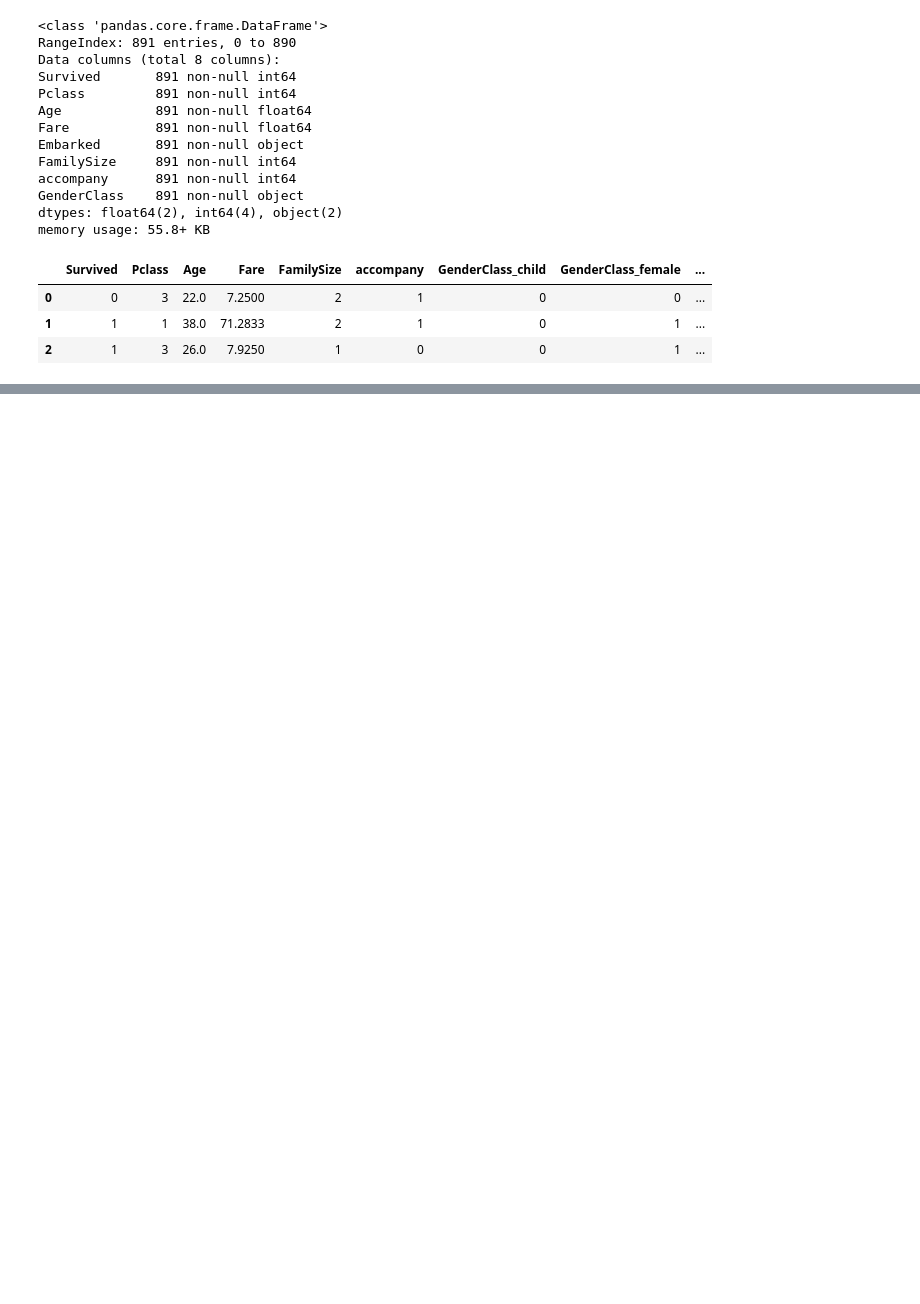
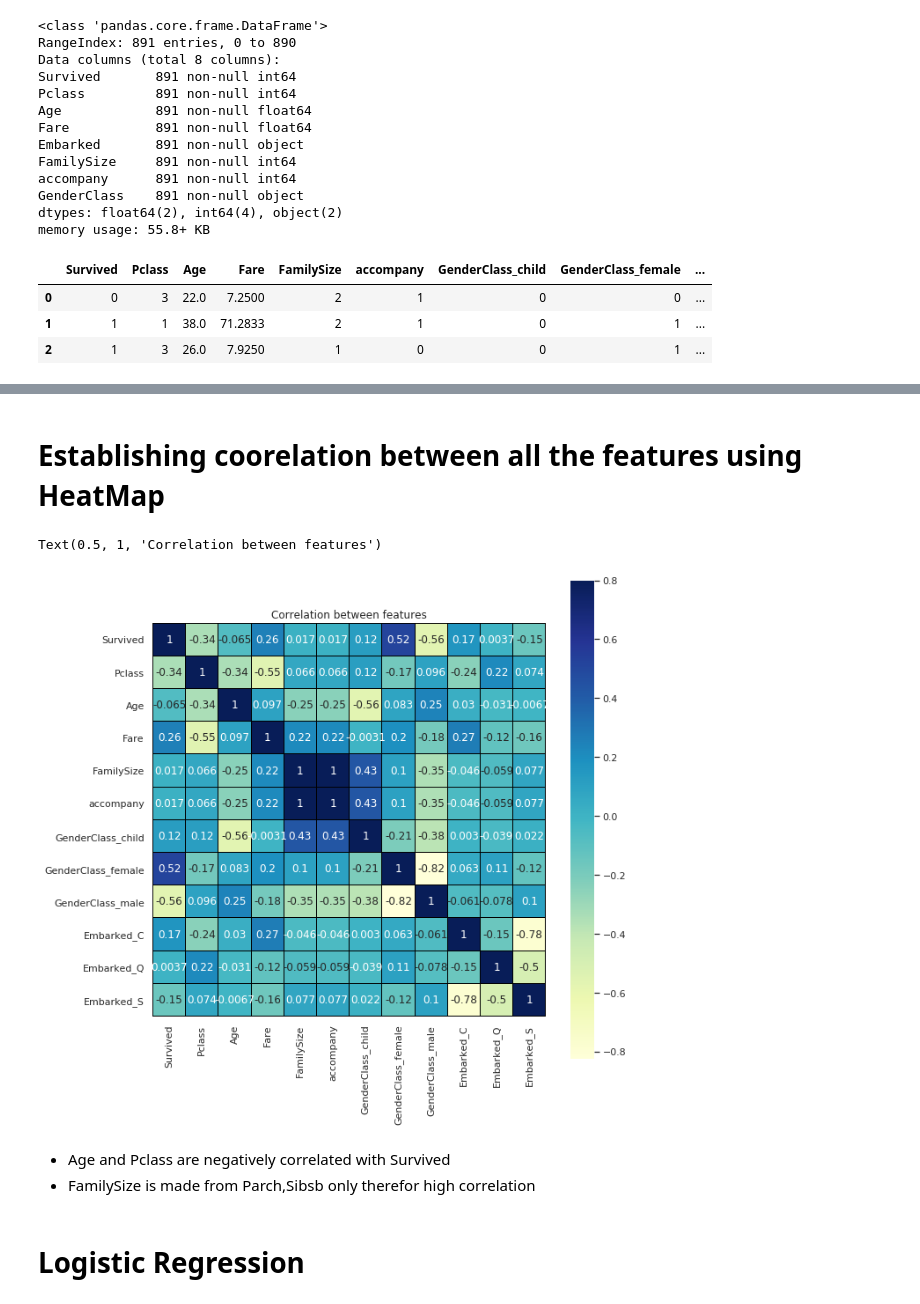
Before and after one commit to ParasNandwani/MLmodels, a Jupyter notebook: LogisticRegression.ipynb, the cells around one changed output, grey strips where cells are left out. Cells and saved outputs as stored; diff of their text form; code cells hidden in the pictures; blank space fills up the shorter version.

```diff
--- a/LogisticRegression.ipynb
+++ b/LogisticRegression.ipynb
@@ -181,0 +266,15 @@ titanic.head(3)
+# %% [markdown]
+# Establishing coorelation between all the features using HeatMap
+# %%
+corr=titanic.corr()
+plt.figure(figsize=(10,10))
+sns.heatmap(corr,vmax=.8,linewidths=0.1,square=True,annot=True,cmap='YlGnBu',linecolor='black')
+plt.title('Correlation between features')
+# %% [output]
+Text(0.5, 1, 'Correlation between features')
+[figure, added]
+# %% [markdown]
+- Age and Pclass are negatively correlated with Survived
+- FamilySize is made from Parch,Sibsb only therefor high correlation
+# %% [markdown]
+# Logistic Regression
```
Also changed, not shown: parts of 31 cells of this notebook.
